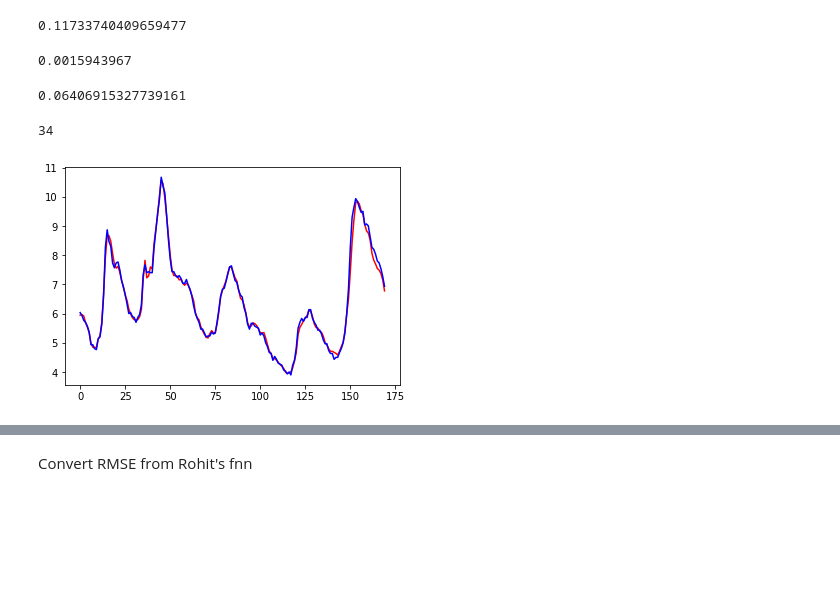
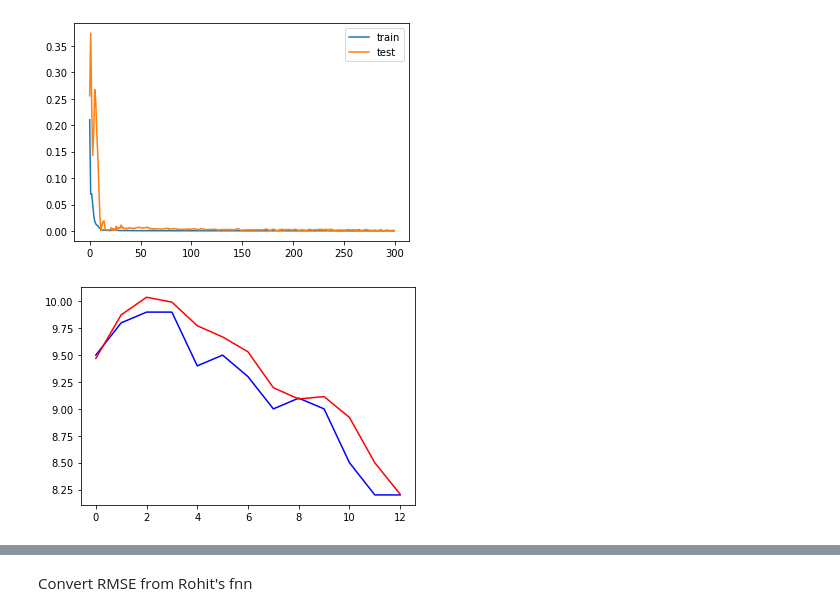
Before and after one commit to sydney-machine-learning/unemployment_forecasting, a Jupyter notebook: code/lstm.ipynb, the cells around one changed output, grey strips where cells are left out. Drawn from its saved outputs; the diff is of its cells as text; code cells hidden in the pictures; blank space fills up the shorter version.

```diff
--- a/code/lstm.ipynb
+++ b/code/lstm.ipynb
@@ -138,7 +69,0 @@ print(reframed)
-# %%
-#drops unneeded variables from yt to yt+h.  number should be lags * n + n
-todrop1 = reframed.iloc[:,33:-1]
-reframed = reframed.drop(todrop1, axis=1)
-
-reframed.info()
-#print(reframed)
@@ -163,11 +70,11 @@ memory usage: 46.5 KB
 # %%
 
+#finalise the formatting
 values = reframed.values
-n_train = int(len(values) * 0.8)
+n_train = int(len(values) * 0.9)
 train= values[:n_train,:]
 test = values[n_train:,:]
-train_x, train_y = train[:, :-1], train[:, -1]
-test_x, test_y = test[:, :-1], test[:, -1]
+train_x, train_y = train[:, 1:], train[:, 0]
+test_x, test_y = test[:, 1:], test[:, 0]
 train_x = train_x.reshape((train_x.shape[0], 1, train_x.shape[1]))
 test_x = test_x.reshape(test_x.shape[0], 1, test_x.shape[1])
-print(train_x.shape, train_y.shape, test_x.shape, test_y.shape)
@@ -176,10 +81,13 @@ print(train_x.shape, train_y.shape, test_x.shape, test_y.shape)
 # %%
+#Create LSTM model
+
+#options here for the Keras framework - adagrad and adamax work best  -  feel free to swap in the optimizer slot below
 rms = keras.optimizers.rmsprop(lr = 0.005, decay = .00001)
 adagrad = keras.optimizers.adagrad(lr= 0.0075)
 Nadam = keras.optimizers.Nadam(lr = 0.001)
 adamax = keras.optimizers.adamax(lr = .005, decay = .001)
 sgd = keras.optimizers.sgd(lr=0.1, decay =0.001)
-drop = 0.05
+drop = 0.01
 model = Sequential()
 model.add(LSTM(200, activation = 'relu', recurrent_dropout = drop,  input_shape= (train_x.shape[1], train_x.shape[2])))
 #model.add(LSTM(50, activation = 'relu',  input_shape= (train_x.shape[1], train_x.shape[2])))
@@ -188,8 +96,7 @@ model.add(Dropout(drop))
 model.add(Dense(200, activation = 'relu'))
 model.add(Dropout(drop))
 model.add(Dense(200, activation = 'relu'))
-
 model.add(Dense(1))
 model.compile(optimizer = adamax ,loss = 'mean_squared_error')
-hist = model.fit(train_x, train_y, epochs = 1000, shuffle = False, validation_data=(test_x, test_y))#callbacks = [keras.callbacks.EarlyStopping(monitor='val_loss', min_delta=0, patience=30, verbose=0, mode='auto')])
+hist = model.fit(train_x, train_y, epochs = 300, shuffle = False, validation_data=(test_x, test_y))#callbacks = [keras.callbacks.EarlyStopping(monitor='val_loss', min_delta=0, patience=30, verbose=0, mode='auto')])
 # %% [output]
@@ -340,30 +121,23 @@ mse
-# %%
-rmse = mse **(1/2)
-rmse
-# %% [output]
-0.11733740409659477
-# %%
-mse2 = ((test_y[-1]-yhat[-1].ravel()) **2).mean()
-mse2
-# %% [output]
-0.0015943967
-# %%
-rmse2 = mse2 **(1/2)
-rmse2
-# %% [output]
-0.06406915327739161
-# %%
-that = np.append(chat,yhat)
-cthat = that*(datadmax-datadmin)+datadmin
-ythat = np.append(train_y,test_y)
-cythat = ythat*(datadmax-datadmin)+datadmin
-
-print(len(correctedpred))
-# %% [output]
-34
-# %%
-plt.plot(cthat, color = 'red')
-plt.plot(cythat, color = 'b')
-plt.show()
-# %% [output]
-[figure, removed]
+# %%
+#Plot train against test loss
+plt.plot(hist.history['loss'], label='train')
+plt.plot(hist.history['val_loss'], label='test')
+plt.legend()
+plt.show()
+
+#convert the data back to the original values
+chat = model.predict(train_x)
+yhat = model.predict(test_x)
+corrected = test_y*(datamax-datamin)+datamin
+correctedpred = yhat*(datamax-datamin)+datamin
+correctedpred = correctedpred.ravel()
+
+#Plot the actual test values against the training values
+plt.plot(corrected, color = 'b')
+plt.plot(correctedpred, color='R')
+#phot output if needed
+plt.savefig('tLSTM.png')
+plt.show()
+# %% [output]
+[figure, added]
+[figure, added]
```
Also changed, not shown: parts of 30 cells of this notebook, 3 other files.
